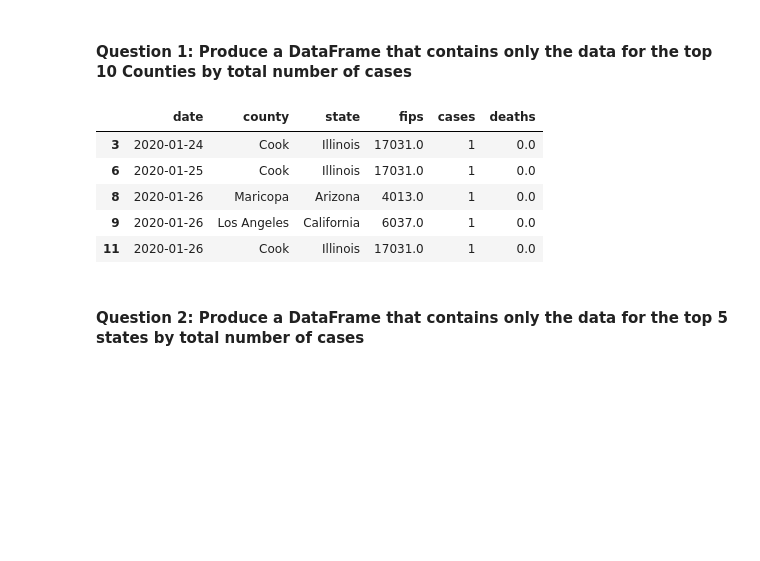
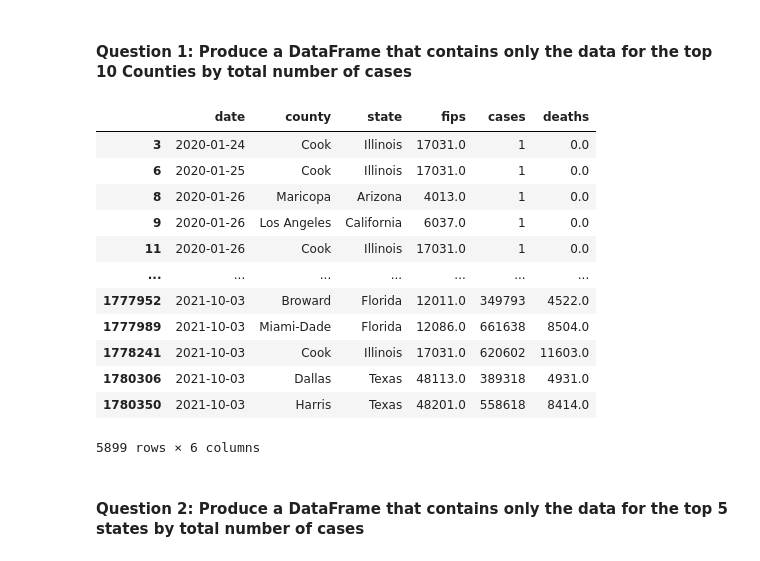
Before and after one commit to CMU-MS-DAS-Modern-Programming-Mini/ClassAssignmentNo4, a Jupyter notebook: US County Data - pandas.ipynb, the cells around one changed output. Saved outputs shown, nothing was run; the diff lists cells and outputs as text; code cells hidden in the pictures; blank space fills up the shorter version.

```diff
--- a/US County Data - pandas.ipynb
+++ b/US County Data - pandas.ipynb
@@ -22,17 +22,25 @@ df['date'] = df['date'].apply(pd.to_datetime)
 # %% [markdown]
 #### Question 1: Produce a DataFrame that contains only the data for the top 10 Counties by total number of cases
 # %%
-top_counties = df.groupby('fips').max().sort_values('cases', ascending = False)['county'].tolist()
-df_top_ten_counties = df[df['county'].isin(top_counties[0:10])]
+top_counties = df.groupby('fips').max().sort_values('cases', ascending = False).reset_index()['fips'].tolist()
+df_top_ten_counties = df[df['fips'].isin(top_counties[0:10])]
 
-df_top_ten_counties.head()
+
+df_top_ten_counties
 # %% [output]
 |  | date | county | state | fips | cases | deaths |
 | 3 | 2020-01-24 | Cook | Illinois | 17031.0 | 1 | 0.0 |
 | 6 | 2020-01-25 | Cook | Illinois | 17031.0 | 1 | 0.0 |
 | 8 | 2020-01-26 | Maricopa | Arizona | 4013.0 | 1 | 0.0 |
 | 9 | 2020-01-26 | Los Angeles | California | 6037.0 | 1 | 0.0 |
 | 11 | 2020-01-26 | Cook | Illinois | 17031.0 | 1 | 0.0 |
+| ... | ... | ... | ... | ... | ... | ... |
+| 1777952 | 2021-10-03 | Broward | Florida | 12011.0 | 349793 | 4522.0 |
+| 1777989 | 2021-10-03 | Miami-Dade | Florida | 12086.0 | 661638 | 8504.0 |
+| 1778241 | 2021-10-03 | Cook | Illinois | 17031.0 | 620602 | 11603.0 |
+| 1780306 | 2021-10-03 | Dallas | Texas | 48113.0 | 389318 | 4931.0 |
+| 1780350 | 2021-10-03 | Harris | Texas | 48201.0 | 558618 | 8414.0 |
+5899 rows × 6 columns
 # %% [markdown]
 ####  Question 2: Produce a DataFrame that contains only the data for the top 5 states by total number of cases
 # %%
```
Also changed, not shown: parts of 5 cells of this notebook.
